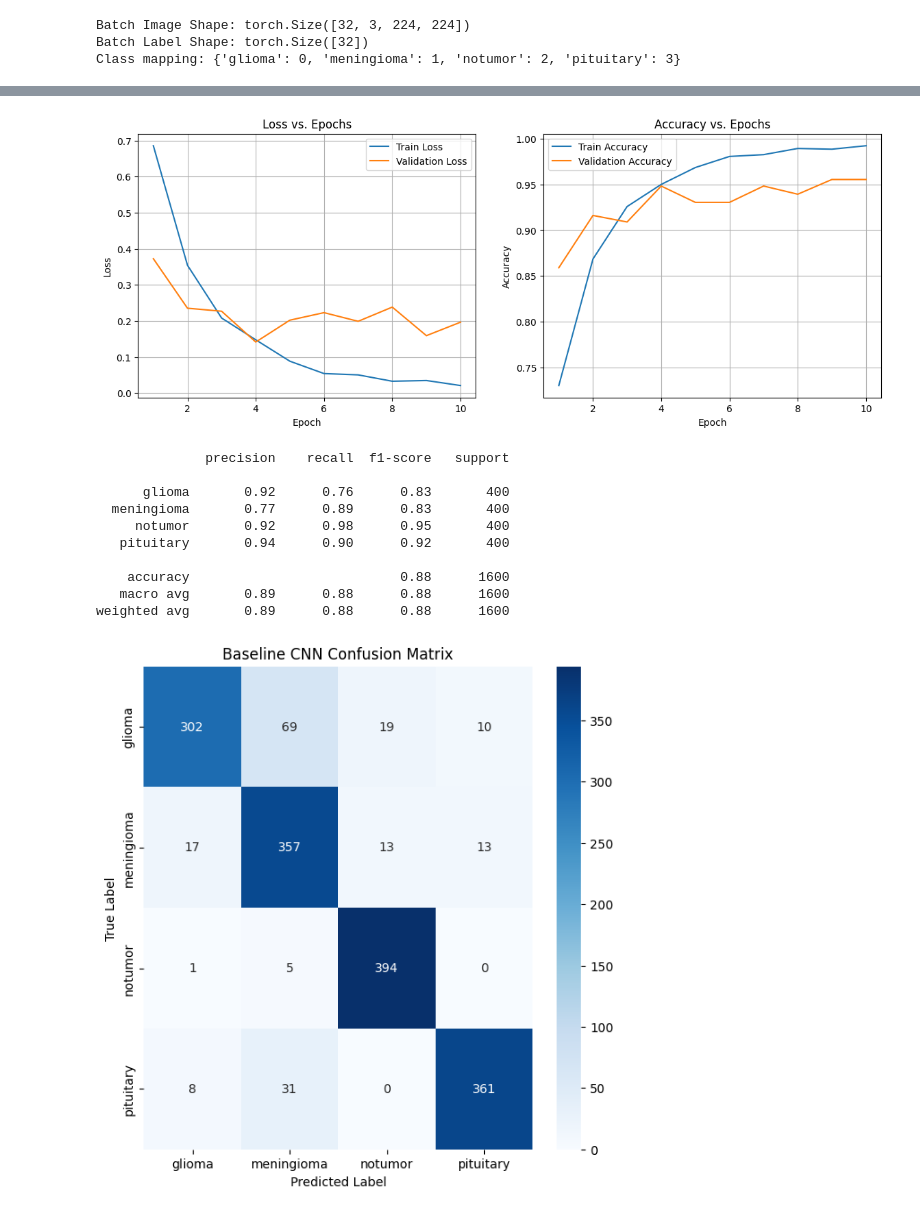
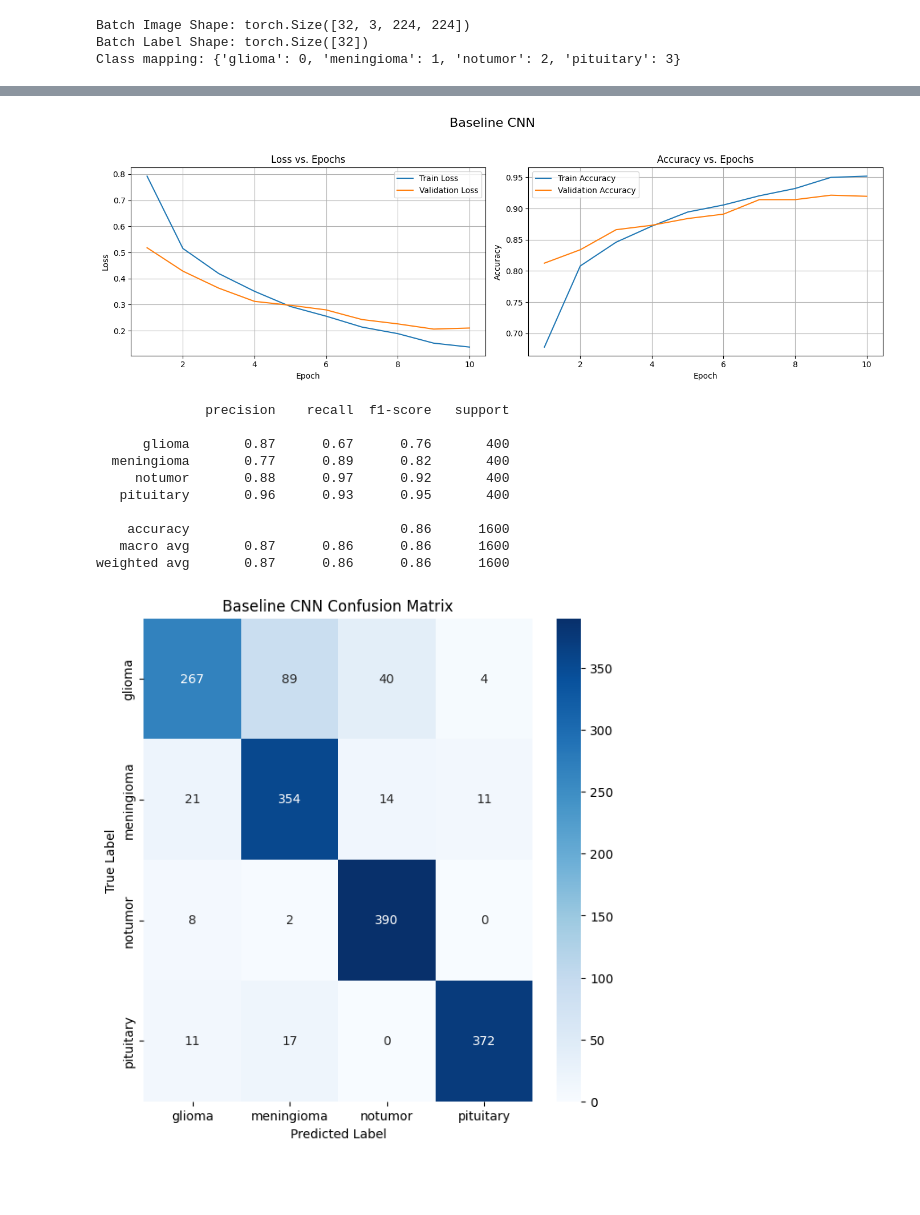
Before and after one commit to Youssef-Chip/ml_applications, a Jupyter notebook: hw5.ipynb, the cells around one changed output, grey strips where cells are left out. Saved outputs shown, nothing was run; the diff lists cells and outputs as text; code cells hidden in the pictures; blank space fills up the shorter version.

```diff
--- a/hw5.ipynb
+++ b/hw5.ipynb
@@ -105,7 +106,7 @@ Device used: cuda:2
 # Hyperparameters
 BATCH_SIZE = 32
 HIDDEN_NEURONS = 512
-LEARNING_RATE = 0.001
+LEARNING_RATE = 1e-4
 EPOCHS = 10
 # %%
 # We will resize all the images to be of the size 224 x 224 (industry standard)
@@ -265,9 +387,6 @@ class BrainTumorCNN(nn.Module):
 # %%
 model_cnn = BrainTumorCNN(hidden_neurons = HIDDEN_NEURONS,num_classes=4).to(DEVICE)
-criterion = nn.CrossEntropyLoss()
-optimizer = optim.Adam(model_cnn.parameters(), lr=LEARNING_RATE)
+optimizer_cnn = optim.Adam(model_cnn.parameters(), lr=LEARNING_RATE)
+best_cnn_model_path = "best_cnn_brain_tumor_model.pth"
 # %%
-# TRAINING PHASE
-history = {'train_loss': [], 'val_loss': [], 'train_acc': [], 'val_acc': []}
-best_val_acc = 0.0
-best_model_path = 'best_cnn_brain_tumor_model.pth'
+cnn_training_history = train_model(model_cnn, optimizer_cnn, best_cnn_model_path)
@@ -357,25 +411,5 @@ Epoch 10 | Train Loss: 0.0211 | Val Loss: 0.1967
 # %%
-fig, axs = plt.subplots(1, 2, figsize=(14, 5))
-
-# Plot 1: Training and Validation Loss
-axs[0].plot(range(1, EPOCHS+1), history['train_loss'], label='Train Loss')
-axs[0].plot(range(1, EPOCHS+1), history['val_loss'], label='Validation Loss')
-axs[0].set_title('Loss vs. Epochs')
-axs[0].set_xlabel('Epoch')
-axs[0].set_ylabel('Loss')
-axs[0].legend()
-axs[0].grid(True)
-
-# Plot 2: Training and Validation Accuracy
-axs[1].plot(range(1, EPOCHS+1), history['train_acc'], label='Train Accuracy')
-axs[1].plot(range(1, EPOCHS+1), history['val_acc'], label='Validation Accuracy')
-axs[1].set_title('Accuracy vs. Epochs')
-axs[1].set_xlabel('Epoch')
-axs[1].set_ylabel('Accuracy')
-axs[1].legend()
-axs[1].grid(True)
-
-plt.show()
+plot_history(cnn_training_history, title="Baseline CNN")
 # %% [output]
-[figure, old version]
+[figure, new version]
 # %%
@@ -398,28 +417,21 @@ with torch.no_grad():
 # %%
 
-print(classification_report(y_true, y_preds, target_names=classes))
+print(classification_report(y_true_cnn, y_preds_cnn, target_names=classes))
 # %% [output]
               precision    recall  f1-score   support
 
-      glioma       0.92      0.76      0.83       400
-  meningioma       0.77      0.89      0.83       400
-     notumor       0.92      0.98      0.95       400
-   pituitary       0.94      0.90      0.92       400
+      glioma       0.87      0.67      0.76       400
+  meningioma       0.77      0.89      0.82       400
+     notumor       0.88      0.97      0.92       400
+   pituitary       0.96      0.93      0.95       400
 
-    accuracy                           0.88      1600
-   macro avg       0.89      0.88      0.88      1600
-weighted avg       0.89      0.88      0.88      1600
+    accuracy                           0.86      1600
+   macro avg       0.87      0.86      0.86      1600
+weighted avg       0.87      0.86      0.86      1600
 # %%
-cm = confusion_matrix(y_true, y_preds)
-plt.figure(figsize=(7, 7))
-sns.heatmap(cm, annot=True, fmt='d', cmap='Blues',
-            xticklabels=classes, yticklabels=classes)
-plt.title('Baseline CNN Confusion Matrix')
-plt.ylabel('True Label')
-plt.xlabel('Predicted Label')
-plt.show()
+draw_confusion_matrix(y_true_cnn, y_preds_cnn, title="Baseline CNN Confusion Matrix")
 # %% [output]
-[figure, old version]
+[figure, new version]
 # %% [markdown]
 ##### Baseline CNN Report
 
```
Also changed, not shown: parts of 23 cells of this notebook, 1 other file.
